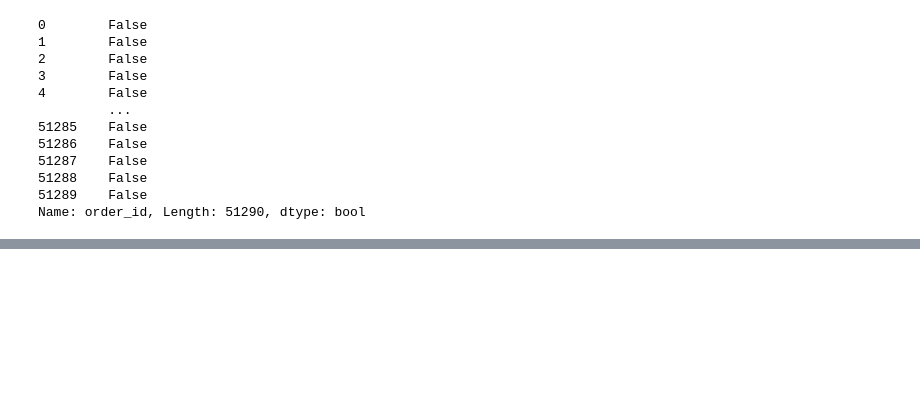
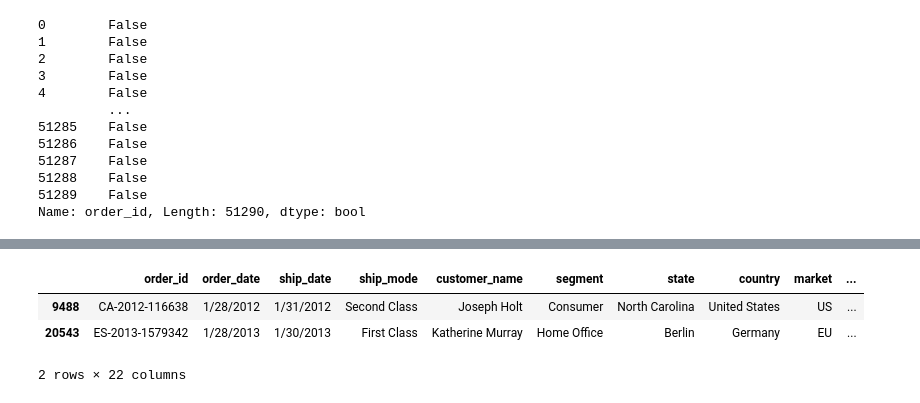
Before and after one commit to pranshuchaurasia/data-science-bootcamp, a Jupyter notebook: python-advanced/pandas_class2.ipynb, the cells around one changed output, grey strips where cells are left out. Drawn from its saved outputs; the diff is of its cells as text; code cells hidden in the pictures; blank space fills up the shorter version.

```diff
--- a/python-advanced/pandas_class2.ipynb
+++ b/python-advanced/pandas_class2.ipynb
@@ -233,0 +286,7 @@ Name: order_id, Length: 51290, dtype: bool
+# %%
+df[(df['shipping_cost']>800) & (df['profit']<10)]
+# %% [output]
+|  | order_id | order_date | ship_date | ship_mode | customer_name | segment | state | country | market | ... |
+| 9488 | CA-2012-116638 | 1/28/2012 | 1/31/2012 | Second Class | Joseph Holt | Consumer | North Carolina | United States | US | ... |
+| 20543 | ES-2013-1579342 | 1/28/2013 | 1/30/2013 | First Class | Katherine Murray | Home Office | Berlin | Germany | EU | ... |
+2 rows × 22 columns
```
Also changed, not shown: parts of 5 cells of this notebook.
